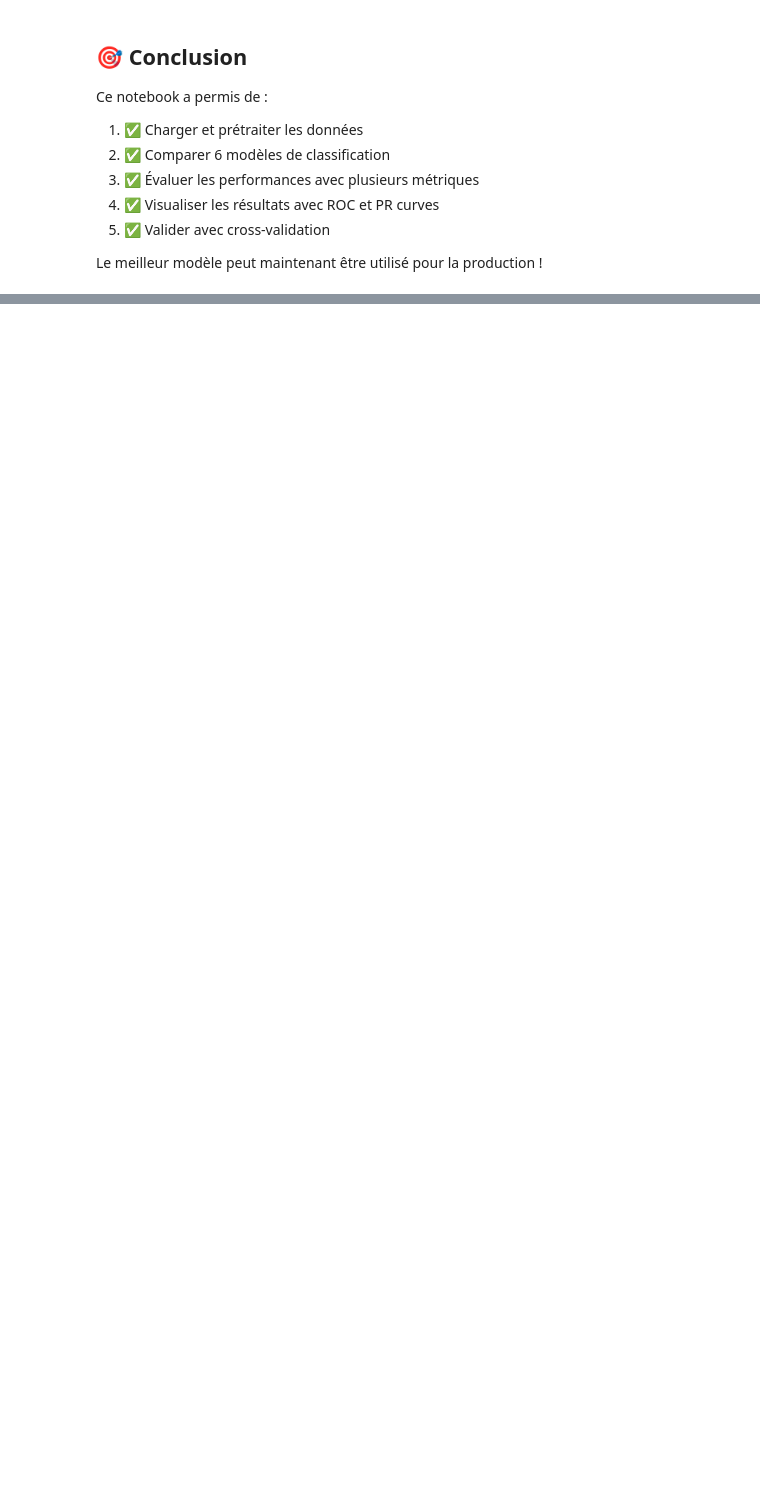
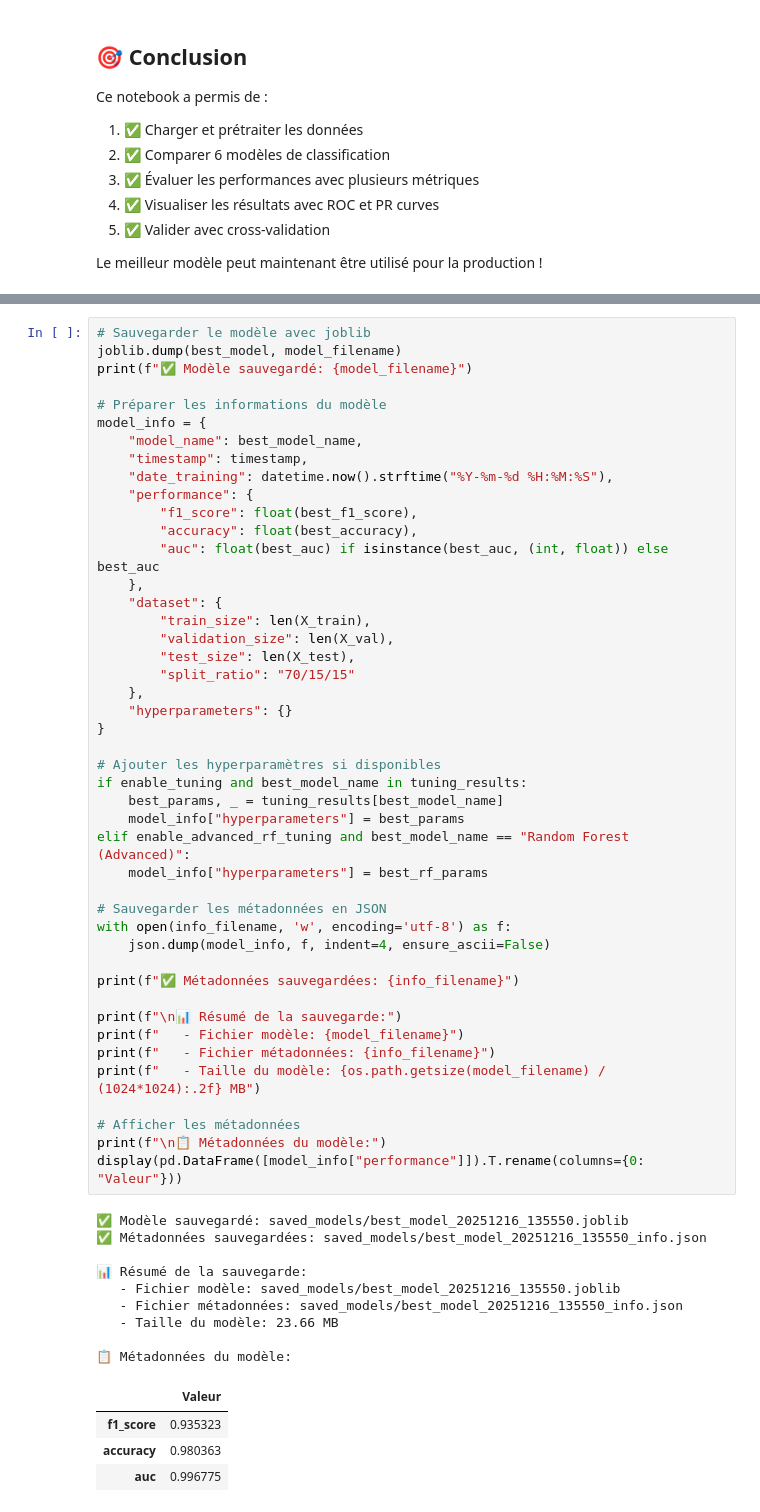
Before and after one commit to Midi6324/HR-predict-system-ML-project-, a Jupyter notebook: ML_Project_Complete.ipynb, the cells around one changed output, grey strips where cells are left out. Drawn from its saved outputs; the diff is of its cells as text; blank space fills up the shorter version.

```diff
--- a/ML_Project_Complete.ipynb
+++ b/ML_Project_Complete.ipynb
@@ -820,0 +1450,59 @@ Le meilleur modèle peut maintenant être utilisé pour la production !
+# %%
+# Sauvegarder le modèle avec joblib
+joblib.dump(best_model, model_filename)
+print(f"✅ Modèle sauvegardé: {model_filename}")
+
+# Préparer les informations du modèle
+model_info = {
+    "model_name": best_model_name,
+    "timestamp": timestamp,
+    "date_training": datetime.now().strftime("%Y-%m-%d %H:%M:%S"),
+    "performance": {
+        "f1_score": float(best_f1_score),
+        "accuracy": float(best_accuracy),
+        "auc": float(best_auc) if isinstance(best_auc, (int, float)) else best_auc
+    },
+    "dataset": {
+        "train_size": len(X_train),
+        "validation_size": len(X_val),
+        "test_size": len(X_test),
+        "split_ratio": "70/15/15"
+    },
+    "hyperparameters": {}
+}
+
+# Ajouter les hyperparamètres si disponibles
+if enable_tuning and best_model_name in tuning_results:
+    best_params, _ = tuning_results[best_model_name]
+    model_info["hyperparameters"] = best_params
+elif enable_advanced_rf_tuning and best_model_name == "Random Forest (Advanced)":
+    model_info["hyperparameters"] = best_rf_params
+
+# Sauvegarder les métadonnées en JSON
+with open(info_filename, 'w', encoding='utf-8') as f:
+    json.dump(model_info, f, indent=4, ensure_ascii=False)
+
+print(f"✅ Métadonnées sauvegardées: {info_filename}")
+
+print(f"\n📊 Résumé de la sauvegarde:")
+print(f"   - Fichier modèle: {model_filename}")
+print(f"   - Fichier métadonnées: {info_filename}")
+print(f"   - Taille du modèle: {os.path.getsize(model_filename) / (1024*1024):.2f} MB")
+
+# Afficher les métadonnées
+print(f"\n📋 Métadonnées du modèle:")
+display(pd.DataFrame([model_info["performance"]]).T.rename(columns={0: "Valeur"}))
+# %% [output]
+✅ Modèle sauvegardé: saved_models/best_model_20251216_135550.joblib
+✅ Métadonnées sauvegardées: saved_models/best_model_20251216_135550_info.json
+
+📊 Résumé de la sauvegarde:
+   - Fichier modèle: saved_models/best_model_20251216_135550.joblib
+   - Fichier métadonnées: saved_models/best_model_20251216_135550_info.json
+   - Taille du modèle: 23.66 MB
+
+📋 Métadonnées du modèle:
+|  | Valeur |
+| f1_score | 0.935323 |
+| accuracy | 0.980363 |
+| auc | 0.996775 |
```
Also changed, not shown: parts of 27 cells of this notebook, 3 other files.
